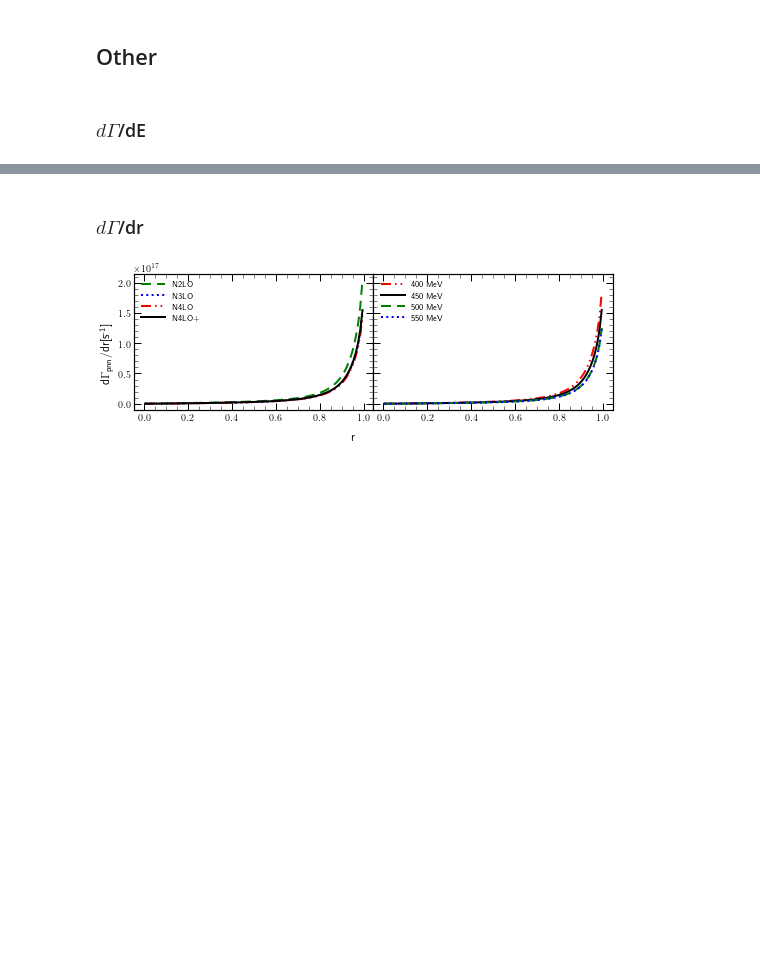
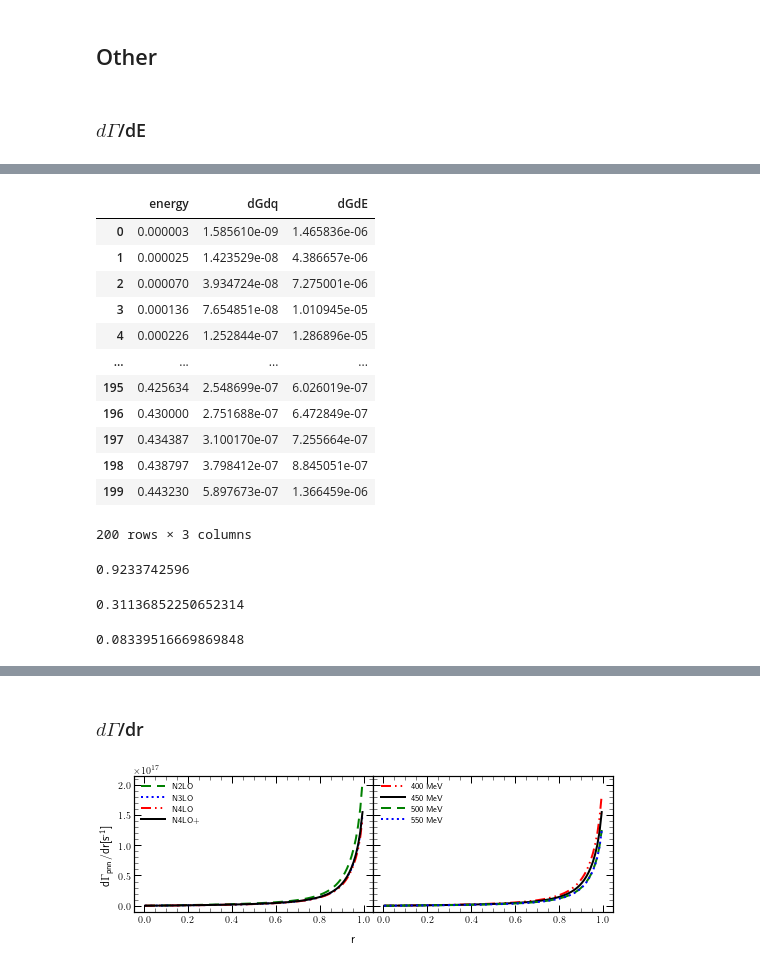
Before and after one commit to VitaliiUr/thesis, a Jupyter notebook: PlotData/PION/Dalitz_maps/figures_PION.ipynb, the cells around one changed output, grey strips where cells are left out. Cells and saved outputs as stored; diff of their text form; code cells hidden in the pictures; blank space fills up the shorter version.

```diff
--- a/PlotData/PION/Dalitz_maps/figures_PION.ipynb
+++ b/PlotData/PION/Dalitz_maps/figures_PION.ipynb
@@ -577,0 +580,16 @@ for particle in ["p", "n"]:
+# %%
+df_orders["N2LO_p"]
+# %% [output]
+|  | energy | dGdq | dGdE |
+| 0 | 0.000003 | 1.585610e-09 | 1.465836e-06 |
+| 1 | 0.000025 | 1.423529e-08 | 4.386657e-06 |
+| 2 | 0.000070 | 3.934724e-08 | 7.275001e-06 |
+| 3 | 0.000136 | 7.654851e-08 | 1.010945e-05 |
+| 4 | 0.000226 | 1.252844e-07 | 1.286896e-05 |
+| ... | ... | ... | ... |
+| 195 | 0.425634 | 2.548699e-07 | 6.026019e-07 |
+| 196 | 0.430000 | 2.751688e-07 | 6.472849e-07 |
+| 197 | 0.434387 | 3.100170e-07 | 7.255664e-07 |
+| 198 | 0.438797 | 3.798412e-07 | 8.845051e-07 |
+| 199 | 0.443230 | 5.897673e-07 | 1.366459e-06 |
+200 rows × 3 columns
@@ -577,0 +605,12 @@ for particle in ["p", "n"]:
+# %%
+en1*197.3
+# %% [output]
+0.9233742596
+# %%
+relative_diff(val4, val1)
+# %% [output]
+0.31136852250652314
+# %%
+relative_diff(val2, val3, val4)
+# %% [output]
+0.08339516669869848
```
Also changed, not shown: parts of 14 cells of this notebook, 3 other files.
